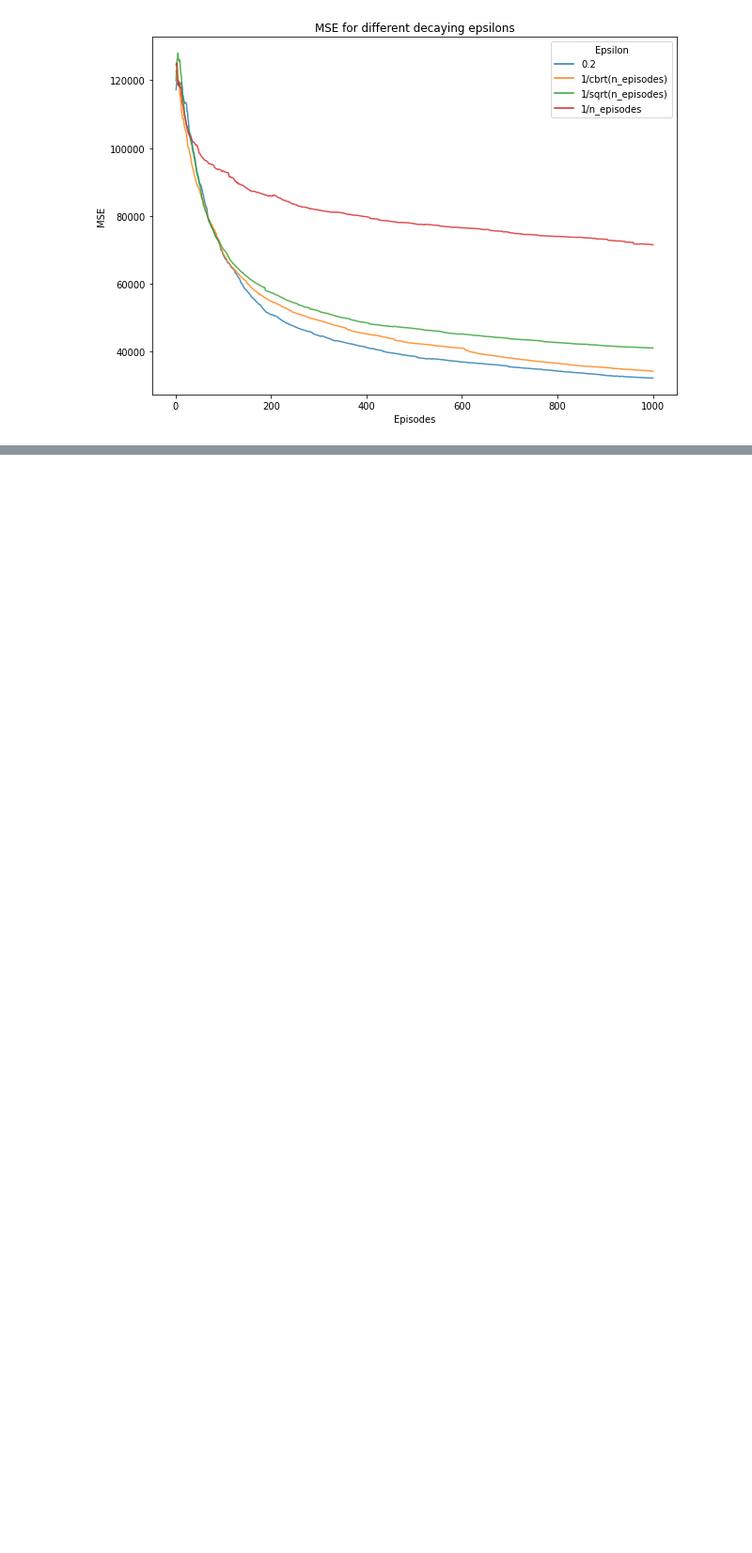
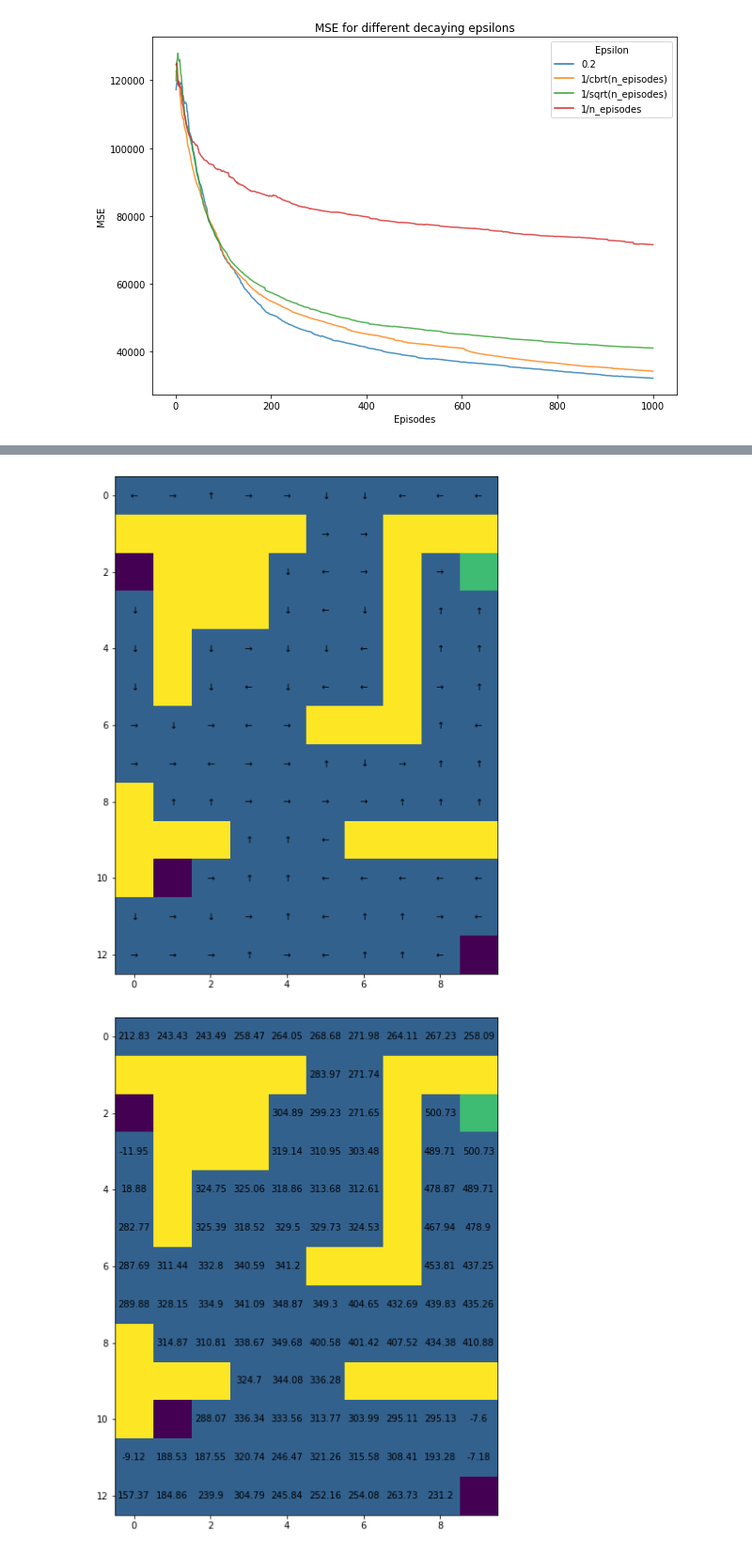
Before and after one commit to ggarrofe/RL_Tabular_Methods, a Jupyter notebook: tabular_methods.ipynb, the cells around one changed output, grey strips where cells are left out. Shown at 94% size. Saved outputs shown, nothing was run; the diff lists cells and outputs as text; code cells hidden in the pictures; blank space fills up the shorter version.

```diff
--- a/tabular_methods.ipynb
+++ b/tabular_methods.ipynb
@@ -303,6 +361,9 @@ plt.show()
 # %%
-td_agent = td.TD_agent()
+td_agent = td.Qlearning_agent()
 td_policy, td_values, total_rewards = td_agent.solve(maze)
 
-maze.get_graphics().draw_policy(td_policy, "out/td/")
-maze.get_graphics().draw_value(td_values[-1], "out/td/")
+maze.get_graphics().draw_policy(td_policy, "./ReinforcementLearning/out/td/")
+maze.get_graphics().draw_value(td_values[-1], "./ReinforcementLearning/out/td/")
+# %% [output]
+[figure, added]
+[figure, added]
```
Also changed, not shown: parts of 13 cells of this notebook, 1 other file.
